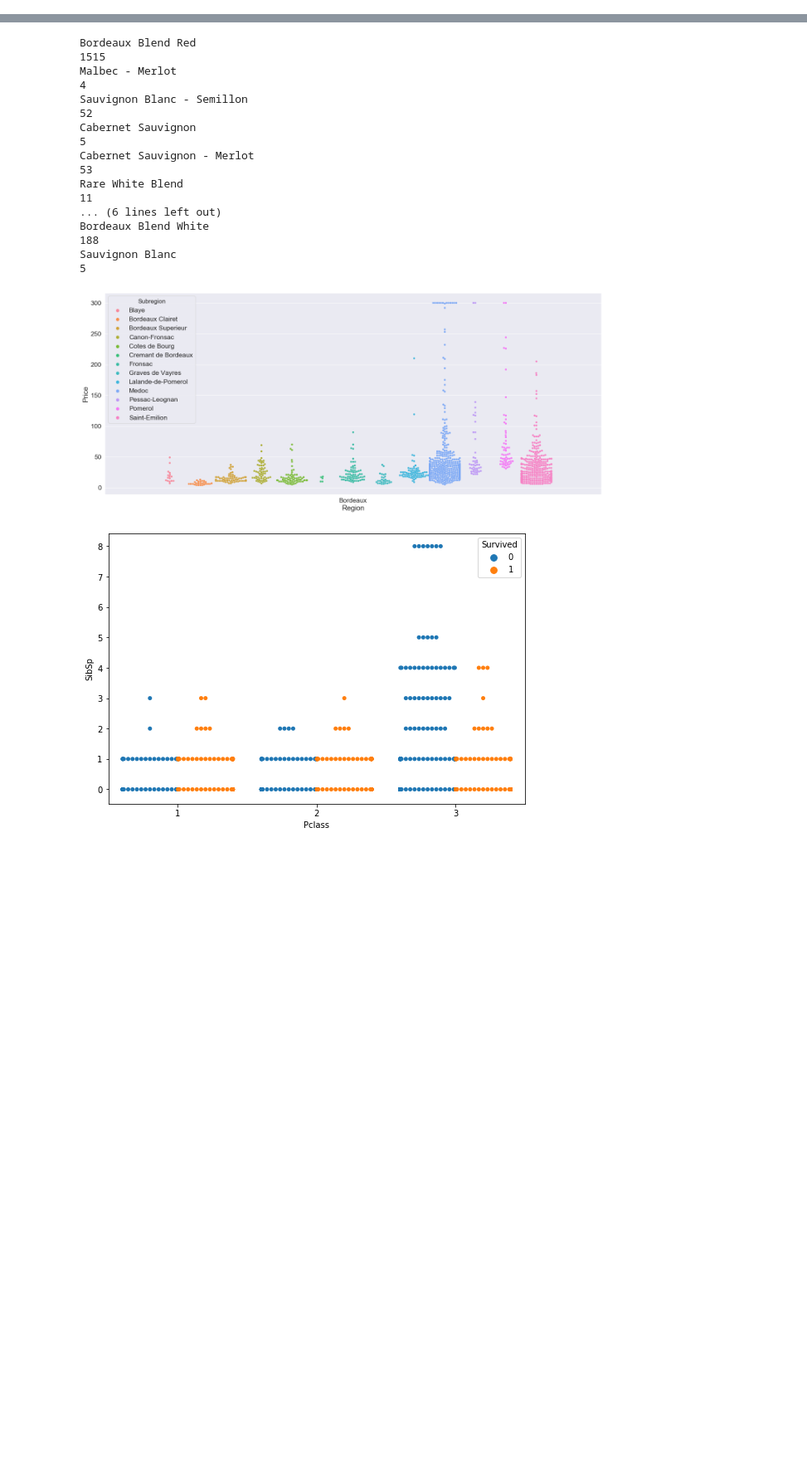
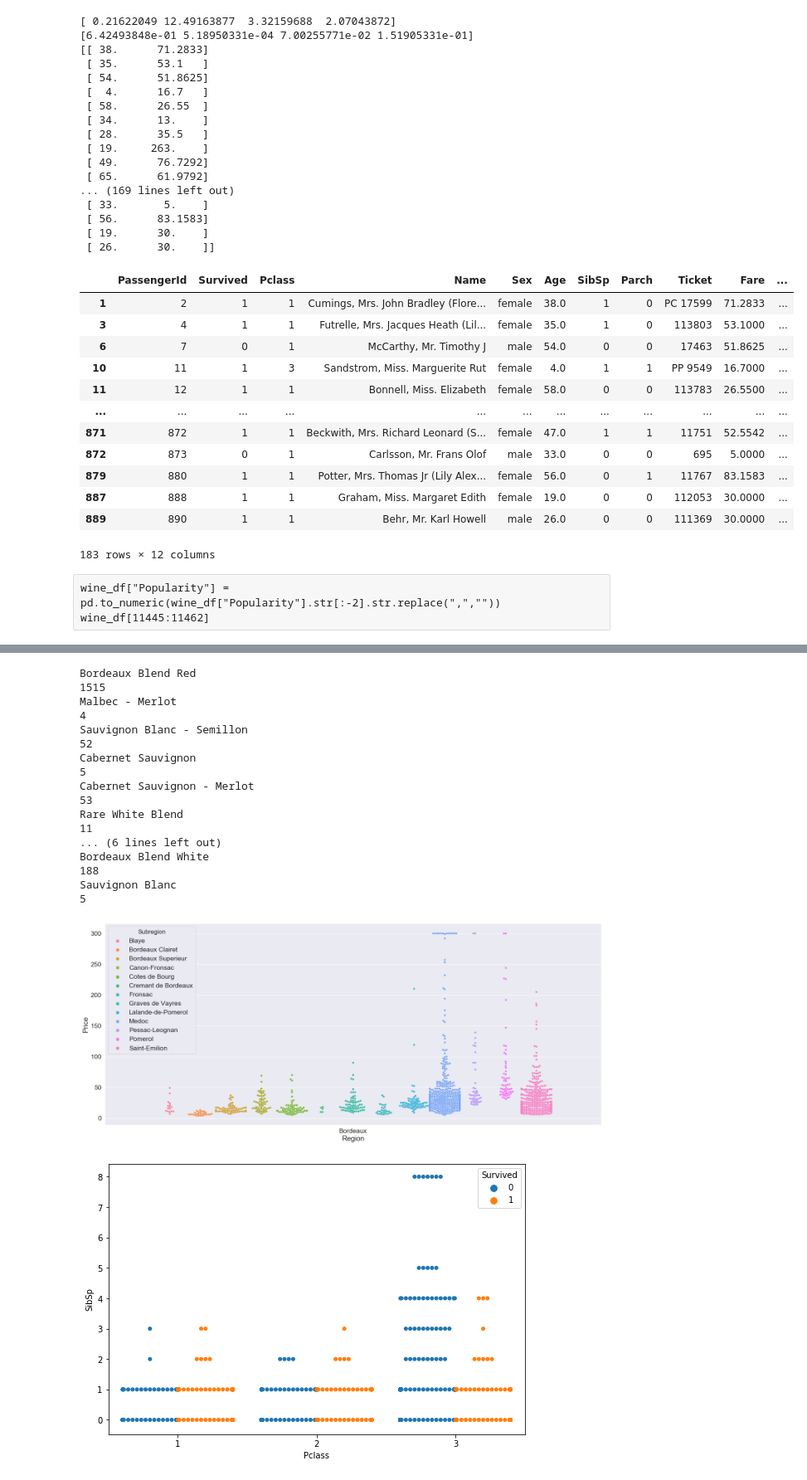
Before and after one commit to ParthivNaresh/ML_Library, a Jupyter notebook: ML_API.ipynb, the cells around one changed output, grey strips where cells are left out. Shown at 83% size. Drawn from its saved outputs; the diff is of its cells as text; code cells hidden in the pictures; blank space fills up the shorter version.

```diff
--- a/ML_API.ipynb
+++ b/ML_API.ipynb
@@ -597,3 +632,60 @@ wine_df[11445:11462]
+# %%
+#embarked_null = find_null(titanic_df["Embarked"])["Embarked"]
+titanic_df = drop_null_rows(titanic_df, 0)
+#drop_null_cols(titanic_df, 1)
+#merge_rows(titanic_df[:5], titanic_df[2:7])
+#merge_cols(titanic_df, titanic_df["Embarked"][:5], "outer")
+#fill_null(titanic_df["Age"], 3)
+#fill_null_from_col(titanic_df["Age"], [1, 2, 3], "mean")
+#fill_null_predict(titanic_df[["Age", "Survived", "Pclass", "SibSp", "Parch"]], "Age")
+#category_encode(titanic_df["Sex"], "ordinal")
+#transform(titanic_df["Pclass"], "cube")
+#bucket(titanic_df["Age"], [0, 25, 50, 75, 100])
+#dict_ = box_plot(titanic_df[["Age"]])
+#print(dict_)
+#display(clip_outliers_box(titanic_df[["Age"]], dict_, "Top")[30:35])
+#temp_ = drop_outliers(titanic_df[["Age"]], direction="bottom", value_thresh=1)
+#corr_ = corr_matrix(titanic_df[["Age", "Survived", "Pclass", "Sex", "SibSp"]])
+#box_plot_ = box_plot(titanic_df[["Age", "Survived", "Pclass", "SibSp"]], True)
+#scatter_matrix(titanic_df, ["Age", "Pclass"], "Sex")
+#dist_matrix(titanic_df, ["Parch", "Pclass"])
+#graph(titanic_df, "Pclass", "Age", 1, "Survived")
+best_features(titanic_df[["Pclass", "Age", "Fare", "SibSp"]], titanic_df["Survived"])
+display(titanic_df)
+# %% [output]
+[ 0.21622049 12.49163877  3.32159688  2.07043872]
+[6.42493848e-01 5.18950331e-04 7.00255771e-02 1.51905331e-01]
+[[ 38.      71.2833]
+ [ 35.      53.1   ]
+ [ 54.      51.8625]
+ [  4.      16.7   ]
+ [ 58.      26.55  ]
+ [ 34.      13.    ]
+ [ 28.      35.5   ]
+ [ 19.     263.    ]
+ [ 49.      76.7292]
+ [ 65.      61.9792]
+... (169 lines left out)
+ [ 33.       5.    ]
+ [ 56.      83.1583]
+ [ 19.      30.    ]
+ [ 26.      30.    ]]
+|  | PassengerId | Survived | Pclass | Name | Sex | Age | SibSp | Parch | Ticket | Fare | ... |
+| 1 | 2 | 1 | 1 | Cumings, Mrs. John Bradley (Flore... | female | 38.0 | 1 | 0 | PC 17599 | 71.2833 | ... |
+| 3 | 4 | 1 | 1 | Futrelle, Mrs. Jacques Heath (Lil... | female | 35.0 | 1 | 0 | 113803 | 53.1000 | ... |
+| 6 | 7 | 0 | 1 | McCarthy, Mr. Timothy J | male | 54.0 | 0 | 0 | 17463 | 51.8625 | ... |
+| 10 | 11 | 1 | 3 | Sandstrom, Miss. Marguerite Rut | female | 4.0 | 1 | 1 | PP 9549 | 16.7000 | ... |
+| 11 | 12 | 1 | 1 | Bonnell, Miss. Elizabeth | female | 58.0 | 0 | 0 | 113783 | 26.5500 | ... |
+| ... | ... | ... | ... | ... | ... | ... | ... | ... | ... | ... | ... |
+| 871 | 872 | 1 | 1 | Beckwith, Mrs. Richard Leonard (S... | female | 47.0 | 1 | 1 | 11751 | 52.5542 | ... |
+| 872 | 873 | 0 | 1 | Carlsson, Mr. Frans Olof | male | 33.0 | 0 | 0 | 695 | 5.0000 | ... |
+| 879 | 880 | 1 | 1 | Potter, Mrs. Thomas Jr (Lily Alex... | female | 56.0 | 0 | 1 | 11767 | 83.1583 | ... |
+| 887 | 888 | 1 | 1 | Graham, Miss. Margaret Edith | female | 19.0 | 0 | 0 | 112053 | 30.0000 | ... |
+| 889 | 890 | 1 | 1 | Behr, Mr. Karl Howell | male | 26.0 | 0 | 0 | 111369 | 30.0000 | ... |
+183 rows × 12 columns
+# %% [raw]
+wine_df["Popularity"] = pd.to_numeric(wine_df["Popularity"].str[:-2].str.replace(",",""))
+wine_df[11445:11462]
 # %%
 wine_df["PriceBucket"] = bucket(wine_df, "Price", [0, 5, 10, 15, 20, 30, 50, 100, 200, 100000], ["Extreme Value", "Value", "Popular Premium", "Premium", "Super Premium", "Ultra Premium", "Luxury", "Super Luxury", "Icon"])
 wine_df[11445:11462]
```
Also changed, not shown: parts of 40 cells of this notebook.
